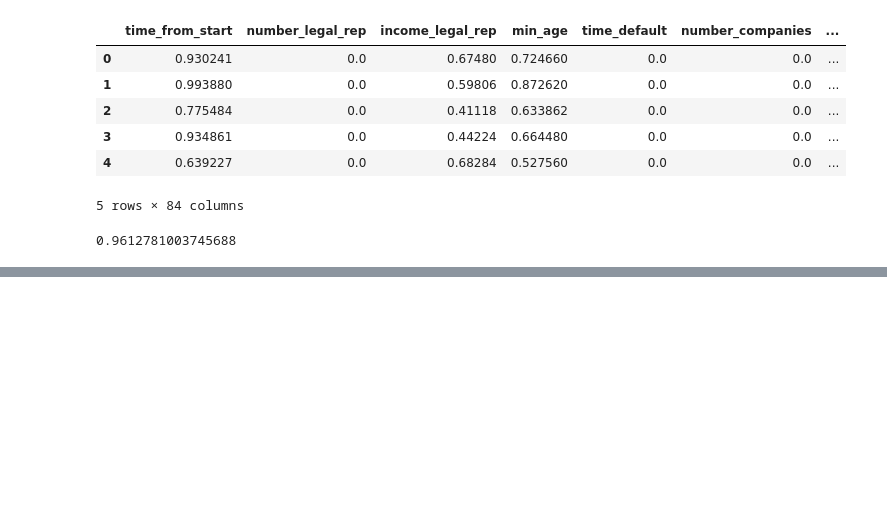
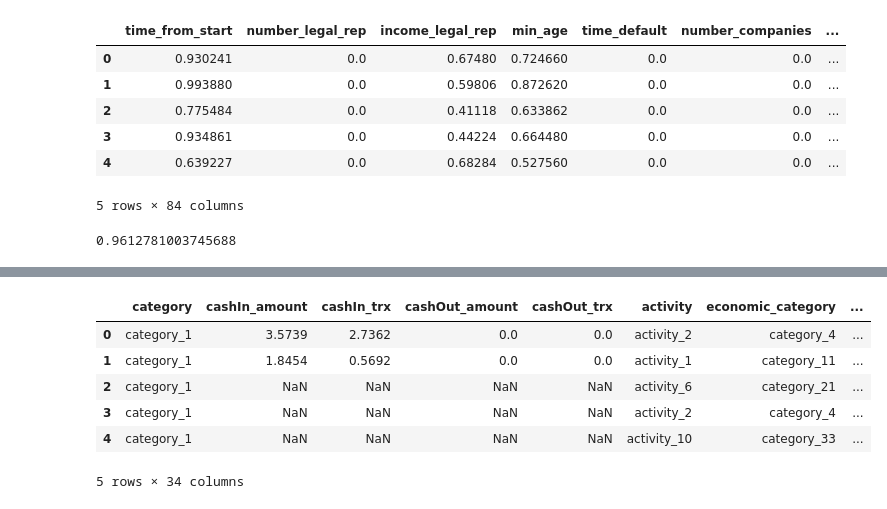
Before and after one commit to rodrigoase/bbva-data-challenge, a Jupyter notebook: Experimentacion.ipynb, the cells around one changed output, grey strips where cells are left out. Saved outputs shown, nothing was run; the diff lists cells and outputs as text; code cells hidden in the pictures; blank space fills up the shorter version.

```diff
--- a/Experimentacion.ipynb
+++ b/Experimentacion.ipynb
@@ -718,0 +764,12 @@ accuracy_score(y_test, y_xgb_v1_pred)
+# %%
+dataset_test.drop(columns=['ID', 'period'], inplace = True)
+# %%
+dataset_test.head()
+# %% [output]
+|  | category | cashIn_amount | cashIn_trx | cashOut_amount | cashOut_trx | activity | economic_category | ... |
+| 0 | category_1 | 3.5739 | 2.7362 | 0.0 | 0.0 | activity_2 | category_4 | ... |
+| 1 | category_1 | 1.8454 | 0.5692 | 0.0 | 0.0 | activity_1 | category_11 | ... |
+| 2 | category_1 | NaN | NaN | NaN | NaN | activity_6 | category_21 | ... |
+| 3 | category_1 | NaN | NaN | NaN | NaN | activity_2 | category_4 | ... |
+| 4 | category_1 | NaN | NaN | NaN | NaN | activity_10 | category_33 | ... |
+5 rows × 34 columns
```
Also changed, not shown: parts of 20 cells of this notebook, 1 other file.
